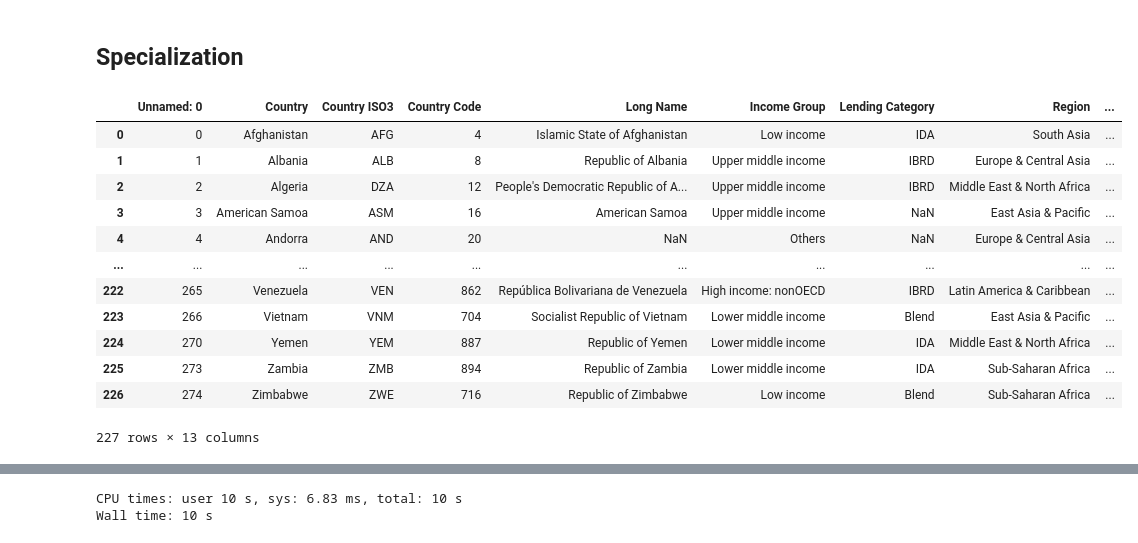
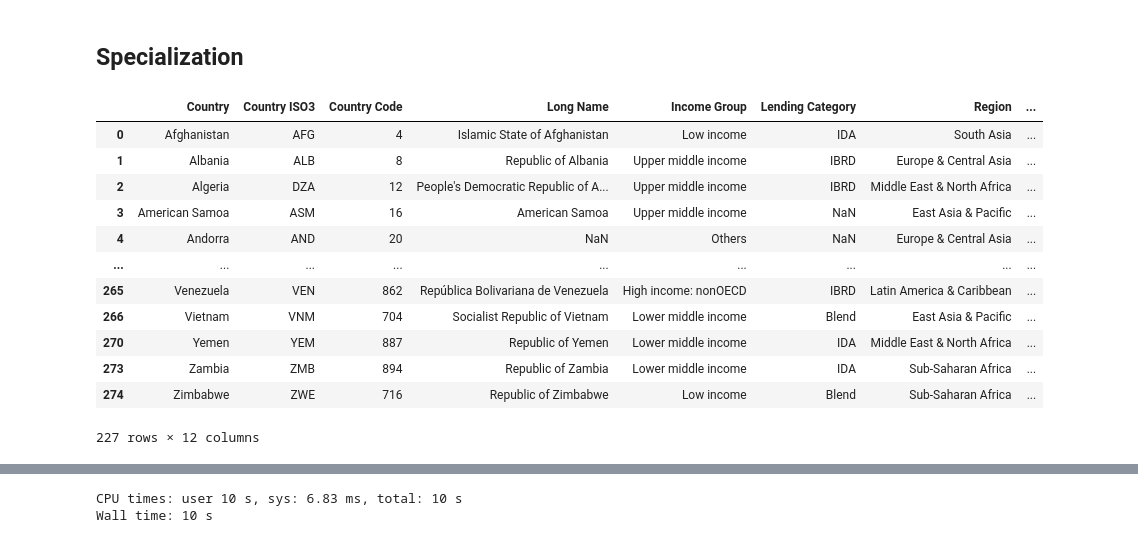
Before and after one commit to KnuxV/SDG, a Jupyter notebook: notebooks/INNOVA3.ipynb, the cells around one changed output, grey strips where cells are left out. Saved outputs shown, nothing was run; the diff lists cells and outputs as text; code cells hidden in the pictures.

```diff
--- a/notebooks/INNOVA3.ipynb
+++ b/notebooks/INNOVA3.ipynb
@@ -515,22 +542,22 @@ for cat in ['SDG', 'DT', 'Inter']:
 # %% [markdown]
 ## Specialization
 # %%
-df_country_w_continent = pd.read_excel("../data/countries_w_continent.xlsx", sheet_name=0)
+df_country_w_continent = pd.read_excel("../data/countries_w_continent.xlsx", sheet_name=0, index_col=0)
 df_country_w_continent
 # %% [output]
-|  | Unnamed: 0 | Country | Country ISO3 | Country Code | Long Name | Income Group | Lending Category | Region | ... |
-| 0 | 0 | Afghanistan | AFG | 4 | Islamic State of Afghanistan | Low income | IDA | South Asia | ... |
-| 1 | 1 | Albania | ALB | 8 | Republic of Albania | Upper middle income | IBRD | Europe & Central Asia | ... |
-| 2 | 2 | Algeria | DZA | 12 | People's Democratic Republic of A... | Upper middle income | IBRD | Middle East & North Africa | ... |
-| 3 | 3 | American Samoa | ASM | 16 | American Samoa | Upper middle income | NaN | East Asia & Pacific | ... |
-| 4 | 4 | Andorra | AND | 20 | NaN | Others | NaN | Europe & Central Asia | ... |
-| ... | ... | ... | ... | ... | ... | ... | ... | ... | ... |
-| 222 | 265 | Venezuela | VEN | 862 | República Bolivariana de Venezuela | High income: nonOECD | IBRD | Latin America & Caribbean | ... |
-| 223 | 266 | Vietnam | VNM | 704 | Socialist Republic of Vietnam | Lower middle income | Blend | East Asia & Pacific | ... |
-| 224 | 270 | Yemen | YEM | 887 | Republic of Yemen | Lower middle income | IDA | Middle East & North Africa | ... |
-| 225 | 273 | Zambia | ZMB | 894 | Republic of Zambia | Lower middle income | IDA | Sub-Saharan Africa | ... |
-| 226 | 274 | Zimbabwe | ZWE | 716 | Republic of Zimbabwe | Low income | Blend | Sub-Saharan Africa | ... |
+|  | Country | Country ISO3 | Country Code | Long Name | Income Group | Lending Category | Region | ... |
+| 0 | Afghanistan | AFG | 4 | Islamic State of Afghanistan | Low income | IDA | South Asia | ... |
+| 1 | Albania | ALB | 8 | Republic of Albania | Upper middle income | IBRD | Europe & Central Asia | ... |
+| 2 | Algeria | DZA | 12 | People's Democratic Republic of A... | Upper middle income | IBRD | Middle East & North Africa | ... |
+| 3 | American Samoa | ASM | 16 | American Samoa | Upper middle income | NaN | East Asia & Pacific | ... |
+| 4 | Andorra | AND | 20 | NaN | Others | NaN | Europe & Central Asia | ... |
+| ... | ... | ... | ... | ... | ... | ... | ... | ... |
+| 265 | Venezuela | VEN | 862 | República Bolivariana de Venezuela | High income: nonOECD | IBRD | Latin America & Caribbean | ... |
+| 266 | Vietnam | VNM | 704 | Socialist Republic of Vietnam | Lower middle income | Blend | East Asia & Pacific | ... |
+| 270 | Yemen | YEM | 887 | Republic of Yemen | Lower middle income | IDA | Middle East & North Africa | ... |
+| 273 | Zambia | ZMB | 894 | Republic of Zambia | Lower middle income | IDA | Sub-Saharan Africa | ... |
+| 274 | Zimbabwe | ZWE | 716 | Republic of Zimbabwe | Low income | Blend | Sub-Saharan Africa | ... |
-227 rows × 13 columns
+227 rows × 12 columns
 # %%
 lst_sdg = ["SDG" + str(i) for i in range(1, 18)]
 lst_cat = ["Environment", "Society", "Economy"]
```
Also changed, not shown: parts of 18 cells of this notebook, 1 other file.
